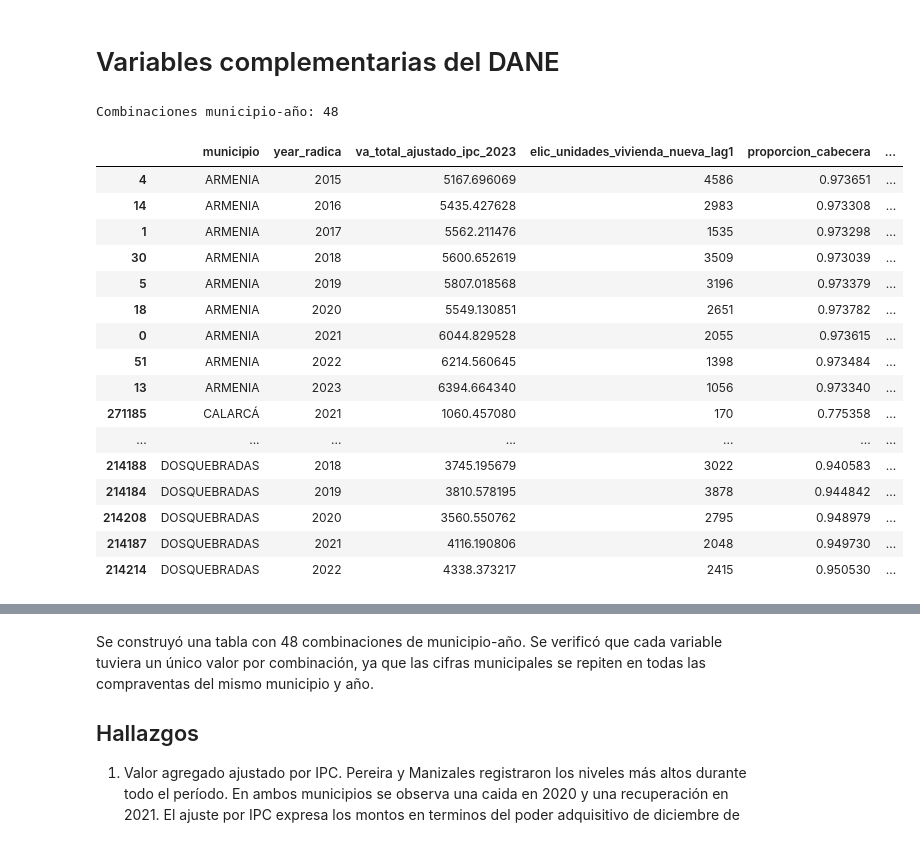
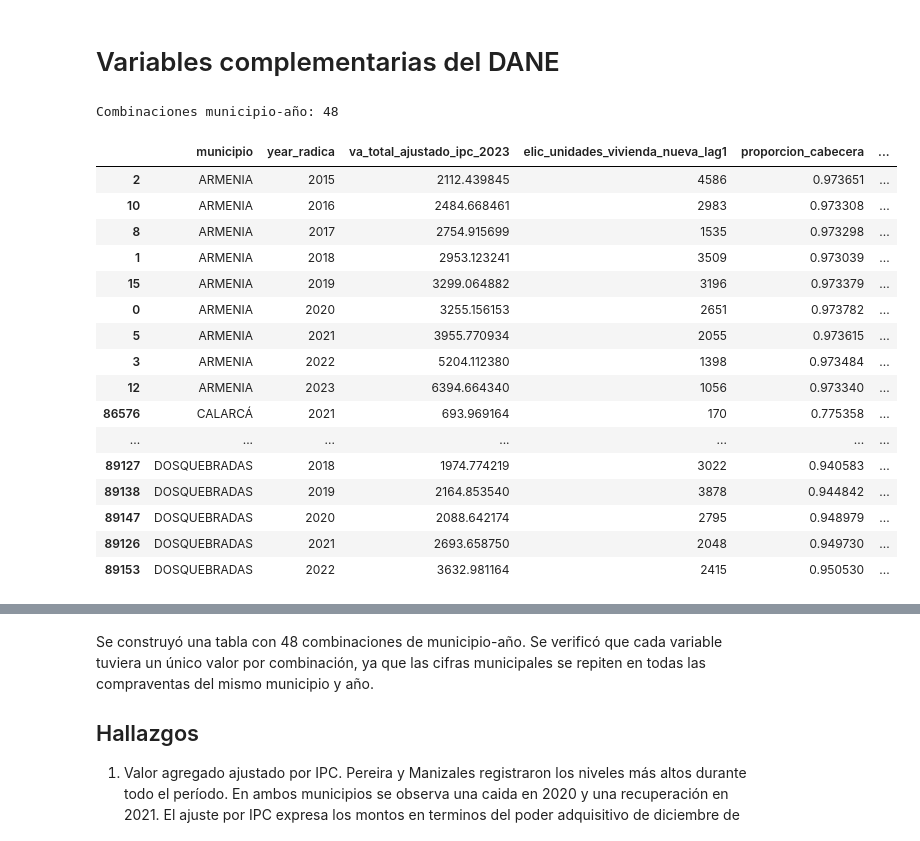
Before and after one commit to GuillermoPrietoP/proyecto-inmobiliario-dsa, a Jupyter notebook: Entrega_2/Exploracion/Exploracion_datos_enriquecidos.ipynb, the cells around one changed output, grey strips where cells are left out. Saved outputs shown, nothing was run; the diff lists cells and outputs as text; code cells hidden in the pictures.

```diff
--- a/Entrega_2/Exploracion/Exploracion_datos_enriquecidos.ipynb
+++ b/Entrega_2/Exploracion/Exploracion_datos_enriquecidos.ipynb
@@ -15,6 +15,6 @@ from urllib.request import urlopen
 import json
 from matplotlib.ticker import PercentFormatter
 
-datos = datos = pd.read_csv("datos_modelos_enriquecido.csv")
+datos = datos = pd.read_csv("datos_modelos_enriquecido_nuevo.csv")
 datos.head()
 # %% [output]
@@ -41,10 +152,10 @@ datos.describe()
 # %%
 #Ajuste por IPC para valor agregado de la compraventa y valor agregado de dos años antes de la compraventa.
 ipc_por_anio = (
-    datos[["year_radica", "ipc_diciembre"]]
+    datos_reales[["year_radica", "factor_ipc"]]
     .dropna()
     .drop_duplicates()
-    .set_index("year_radica")["ipc_diciembre"]
+    .set_index("year_radica")["factor_ipc"]
 )
 
 if not ipc_por_anio.index.is_unique:
@@ -53,15 +164,15 @@ if not ipc_por_anio.index.is_unique:
 ipc_2023 = ipc_por_anio.loc[2023]
 
 # Valor agregado del mismo año de la compraventa.
-ipc_mismo_anio = datos["year_radica"].map(ipc_por_anio)
-datos["va_total_ajustado_ipc_2023"] = (
-    datos["va_total"] * ipc_2023 / ipc_mismo_anio
+ipc_mismo_anio = datos_reales["year_radica"].map(ipc_por_anio)
+datos_reales["va_total_ajustado_ipc_2023"] = (
+    datos_reales["va_total"] * ipc_2023 / ipc_mismo_anio
 )
 
 # Valor agregado de dos años antes de la compraventa.
-ipc_anio_rezagado = (datos["year_radica"] - 2).map(ipc_por_anio)
-datos["va_total_lag2_ajustado_ipc_2023"] = (
-    datos["va_total_lag2"] * ipc_2023 / ipc_anio_rezagado
+ipc_anio_rezagado = (datos_reales["year_radica"] - 2).map(ipc_por_anio)
+datos_reales["va_total_lag2_ajustado_ipc_2023"] = (
+    datos_reales["va_total_lag2"] * ipc_2023 / ipc_anio_rezagado
 )
 # %%
 columnas_ipc = [
@@ -316,46 +442,46 @@ La mediana desribe el valor de las compraventas registradas en cada municipio y
 # %%
 claves = ["municipio", "year_radica"]
 variables = [
     "va_total_ajustado_ipc_2023",
     "elic_unidades_vivienda_nueva_lag1",
     "proporcion_cabecera",
     "crecimiento_poblacion",
 ]
 
-variacion = datos.groupby(claves)[variables].nunique(dropna=False)
+variacion = datos_reales.groupby(claves)[variables].nunique(dropna=False)
 conflictos = variacion.gt(1).any(axis=1)
 
 if conflictos.any():
     display(variacion.loc[conflictos])
     raise ValueError("Hay valores DANE distintos para un mismo municipio y año.")
 
 dane_anual = (
-    datos[claves + variables]
+    datos_reales[claves + variables]
     .drop_duplicates(subset=claves)
     .sort_values(claves)
 )
 
 print(f"Combinaciones municipio-año: {len(dane_anual)}")
 display(dane_anual.head(20))
 # %% [output]
 Combinaciones municipio-año: 48
 |  | municipio | year_radica | va_total_ajustado_ipc_2023 | elic_unidades_vivienda_nueva_lag1 | proporcion_cabecera | ... |
-| 4 | ARMENIA | 2015 | 5167.696069 | 4586 | 0.973651 | ... |
-| 14 | ARMENIA | 2016 | 5435.427628 | 2983 | 0.973308 | ... |
-| 1 | ARMENIA | 2017 | 5562.211476 | 1535 | 0.973298 | ... |
-| 30 | ARMENIA | 2018 | 5600.652619 | 3509 | 0.973039 | ... |
-| 5 | ARMENIA | 2019 | 5807.018568 | 3196 | 0.973379 | ... |
-| 18 | ARMENIA | 2020 | 5549.130851 | 2651 | 0.973782 | ... |
-| 0 | ARMENIA | 2021 | 6044.829528 | 2055 | 0.973615 | ... |
-| 51 | ARMENIA | 2022 | 6214.560645 | 1398 | 0.973484 | ... |
-| 13 | ARMENIA | 2023 | 6394.664340 | 1056 | 0.973340 | ... |
-| 271185 | CALARCÁ | 2021 | 1060.457080 | 170 | 0.775358 | ... |
+| 2 | ARMENIA | 2015 | 2112.439845 | 4586 | 0.973651 | ... |
+| 10 | ARMENIA | 2016 | 2484.668461 | 2983 | 0.973308 | ... |
+| 8 | ARMENIA | 2017 | 2754.915699 | 1535 | 0.973298 | ... |
+| 1 | ARMENIA | 2018 | 2953.123241 | 3509 | 0.973039 | ... |
+| 15 | ARMENIA | 2019 | 3299.064882 | 3196 | 0.973379 | ... |
+| 0 | ARMENIA | 2020 | 3255.156153 | 2651 | 0.973782 | ... |
+| 5 | ARMENIA | 2021 | 3955.770934 | 2055 | 0.973615 | ... |
+| 3 | ARMENIA | 2022 | 5204.112380 | 1398 | 0.973484 | ... |
+| 12 | ARMENIA | 2023 | 6394.664340 | 1056 | 0.973340 | ... |
+| 86576 | CALARCÁ | 2021 | 693.969164 | 170 | 0.775358 | ... |
 | ... | ... | ... | ... | ... | ... | ... |
-| 214188 | DOSQUEBRADAS | 2018 | 3745.195679 | 3022 | 0.940583 | ... |
-| 214184 | DOSQUEBRADAS | 2019 | 3810.578195 | 3878 | 0.944842 | ... |
-| 214208 | DOSQUEBRADAS | 2020 | 3560.550762 | 2795 | 0.948979 | ... |
-| 214187 | DOSQUEBRADAS | 2021 | 4116.190806 | 2048 | 0.949730 | ... |
-| 214214 | DOSQUEBRADAS | 2022 | 4338.373217 | 2415 | 0.950530 | ... |
+| 89127 | DOSQUEBRADAS | 2018 | 1974.774219 | 3022 | 0.940583 | ... |
+| 89138 | DOSQUEBRADAS | 2019 | 2164.853540 | 3878 | 0.944842 | ... |
+| 89147 | DOSQUEBRADAS | 2020 | 2088.642174 | 2795 | 0.948979 | ... |
+| 89126 | DOSQUEBRADAS | 2021 | 2693.658750 | 2048 | 0.949730 | ... |
+| 89153 | DOSQUEBRADAS | 2022 | 3632.981164 | 2415 | 0.950530 | ... |
 # %%
 graficos = [
     ("va_total_ajustado_ipc_2023", "Valor agregado ajustado por IPC",
```
Also changed, not shown: parts of 15 cells of this notebook, 11 other files.
